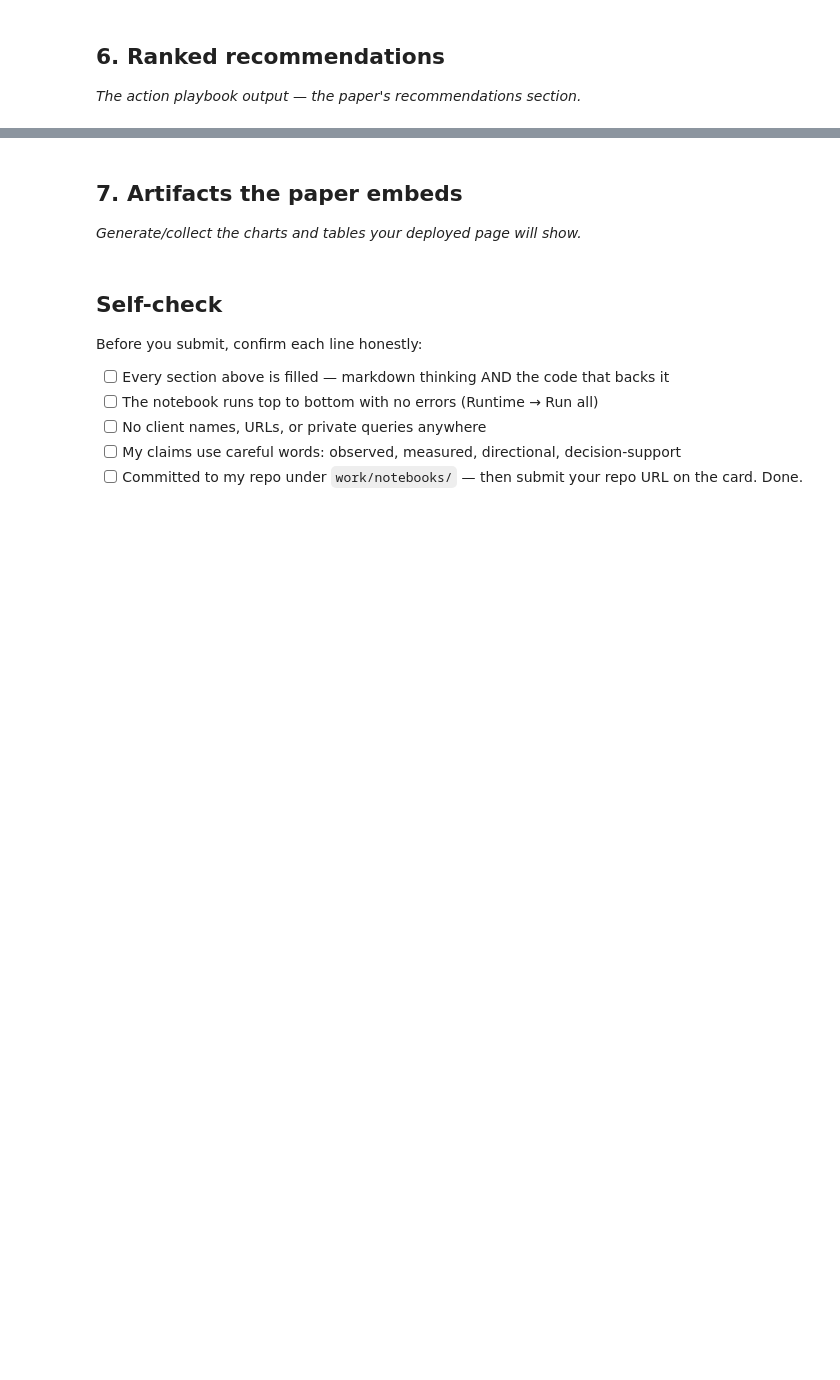
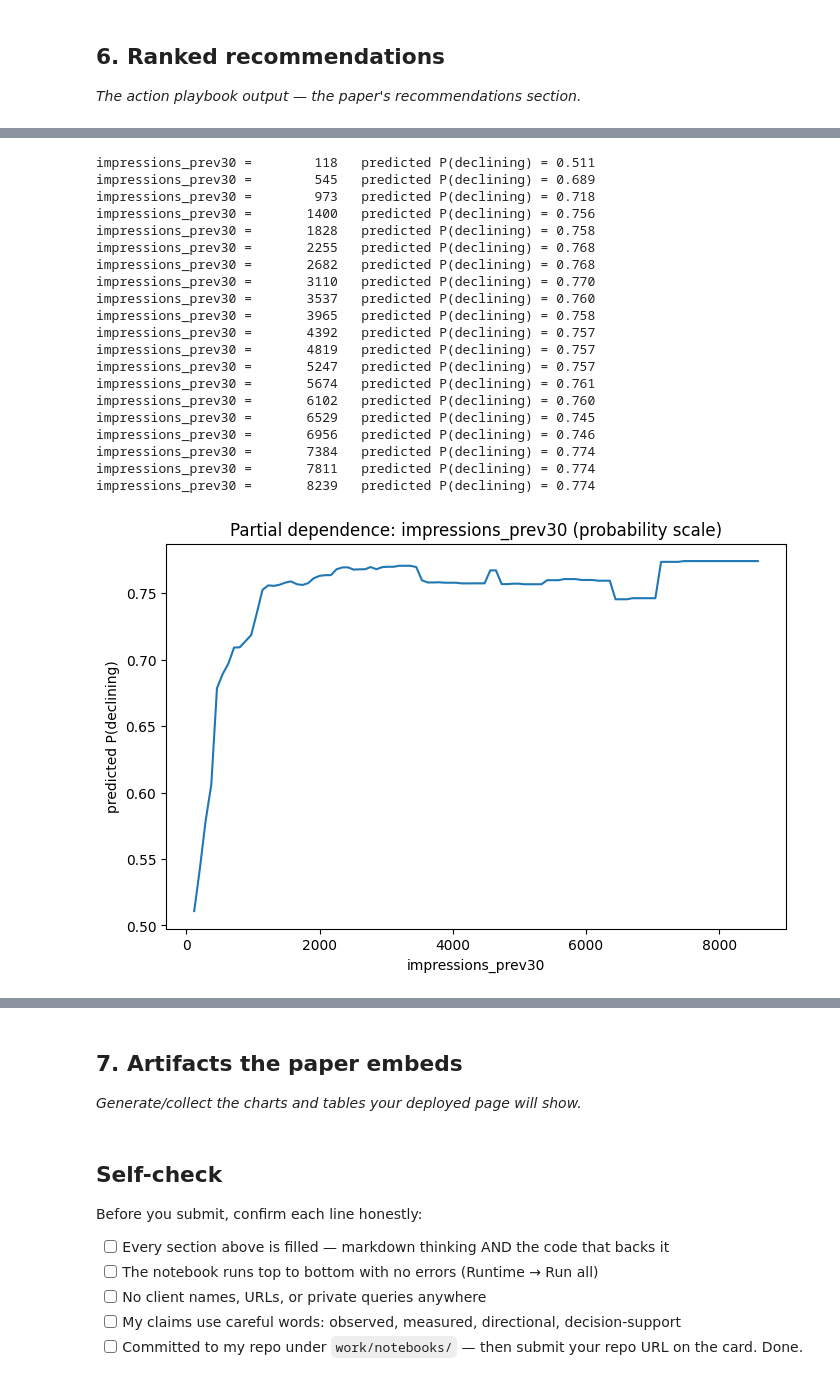
Before and after one commit to AhmedMahmoud-123/FlyRank_AI, a Jupyter notebook: work/notebooks/capstone.ipynb, the cells around one changed output, grey strips where cells are left out. Saved outputs shown, nothing was run; the diff lists cells and outputs as text; code cells hidden in the pictures; blank space fills up the shorter version.

```diff
--- a/work/notebooks/capstone.ipynb
+++ b/work/notebooks/capstone.ipynb
@@ -424,0 +540,10 @@ script — the same discipline caught it a second time.
+# %%
+X_all = final[final_feature_cols]
+final['model_score'] = model_final.predict_proba(X_all)[:, 1]
+
+model_flag = (final['model_score'] >= 0.5).astype(int)
+rule_flag = (final['action_score'] > 0).astype(int)
+disagreement = final[model_flag != rule_flag]
+
+print(f"{len(disagreement):,} items where rule and model disagree -- flag for human review")
+disagreement[['client_hash_id', 'content_hash_id', 'action_score', 'model_score', 'reason_code']].head(10)
@@ -424,0 +622,44 @@ script — the same discipline caught it a second time.
+# %%
+pd_result_proba = partial_dependence(
+    model_final,
+    final.loc[is_test, final_feature_cols],
+    features=['impressions_prev30'],
+    kind='average',
+    method='brute',
+    response_method='predict_proba'
+)
+
+x_vals = pd_result_proba['grid_values'][0]
+y_vals = pd_result_proba['average'][0]
+
+for x, y_ in zip(x_vals[::5], y_vals[::5]):
+    print(f"impressions_prev30 = {x:>10.0f}   predicted P(declining) = {y_:.3f}")
+
+plt.figure(figsize=(8, 5))
+plt.plot(x_vals, y_vals)
+plt.xlabel('impressions_prev30')
+plt.ylabel('predicted P(declining)')
+plt.title('Partial dependence: impressions_prev30 (probability scale)')
+plt.show()
+# %% [output]
+impressions_prev30 =        118   predicted P(declining) = 0.511
+impressions_prev30 =        545   predicted P(declining) = 0.689
+impressions_prev30 =        973   predicted P(declining) = 0.718
+impressions_prev30 =       1400   predicted P(declining) = 0.756
+impressions_prev30 =       1828   predicted P(declining) = 0.758
+impressions_prev30 =       2255   predicted P(declining) = 0.768
+impressions_prev30 =       2682   predicted P(declining) = 0.768
+impressions_prev30 =       3110   predicted P(declining) = 0.770
+impressions_prev30 =       3537   predicted P(declining) = 0.760
+impressions_prev30 =       3965   predicted P(declining) = 0.758
+impressions_prev30 =       4392   predicted P(declining) = 0.757
+impressions_prev30 =       4819   predicted P(declining) = 0.757
+impressions_prev30 =       5247   predicted P(declining) = 0.757
+impressions_prev30 =       5674   predicted P(declining) = 0.761
+impressions_prev30 =       6102   predicted P(declining) = 0.760
+impressions_prev30 =       6529   predicted P(declining) = 0.745
+impressions_prev30 =       6956   predicted P(declining) = 0.746
+impressions_prev30 =       7384   predicted P(declining) = 0.774
+impressions_prev30 =       7811   predicted P(declining) = 0.774
+impressions_prev30 =       8239   predicted P(declining) = 0.774
+[figure, added]
```
Also changed, not shown: parts of 26 cells of this notebook.
